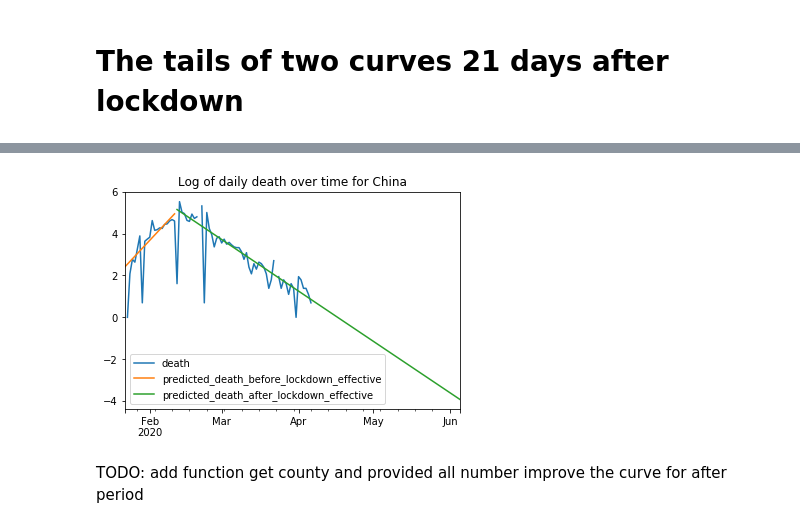
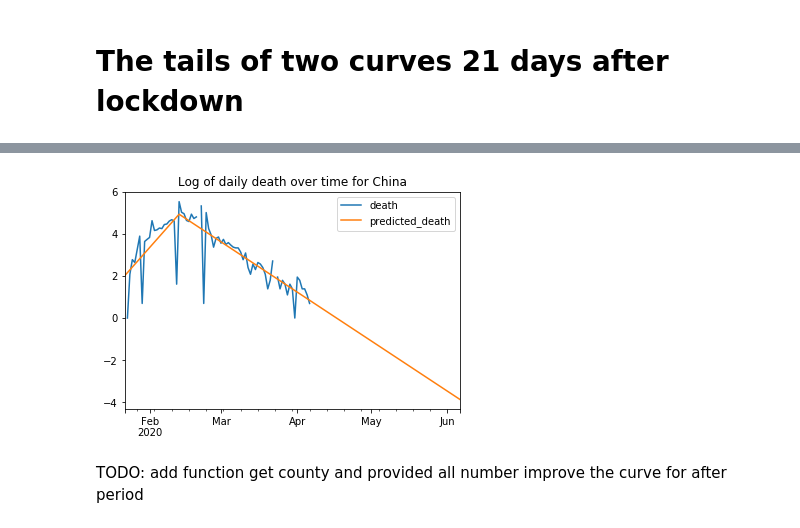
Before and after one commit to huonghuynhsc/COVID-19, a Jupyter notebook: prognosis/Prognosis.ipynb, the cells around one changed output, grey strips where cells are left out. Saved outputs shown, nothing was run; the diff lists cells and outputs as text; code cells hidden in the pictures.

Commit message:
Replaced robust linear regression by piecewise linear function pwlf to avoid gap at peak

```diff
--- a/prognosis/Prognosis.ipynb
+++ b/prognosis/Prognosis.ipynb
@@ -163,6 +164,7 @@ def get_log_daily_predicted_death(local_death_data, forecast_horizon=60, lockdow
     else:
         lockdown_date = forecast_end_date
     lockdown_effective_date = lockdown_date + dt.timedelta(INFECT_2_HOSPITAL_TIME+HOSPITAL_2_ICU_TIME+ICU_2_DEATH_TIME)
+    data_start_date_idx = (data_start_date - lockdown_effective_date).days
     data_end_date_idx = (data_end_date - lockdown_effective_date).days
     forecast_end_date_idx = data_end_date_idx + forecast_horizon
     forecast_time_idx = (forecast_date_index - lockdown_effective_date).days.values
@@ -176,24 +178,25 @@ def get_log_daily_predicted_death(local_death_data, forecast_horizon=60, lockdow
     log_predicted_death_before_index = forecast_date_index[forecast_time_idx<0]
     log_predicted_death_before = pd.DataFrame(log_predicted_death_before_values,
                                               index=log_predicted_death_before_index)
-    log_predicted_death_before.columns = ['predicted_death_before_lockdown_effective']
-
-    log_daily_death_after = log_daily_death[log_daily_death.time_idx>=0]
-    regr_after = linear_model.HuberRegressor(fit_intercept=True)
-    if all(data_time_idx<0):
-        print("Use default model due to no data")
-        regr_after.coef_ = np.array([-0.04])
-        regr_after.intercept_ = log_predicted_death_before.iloc[-1,0]
-    else:
-        regr_after.fit(log_daily_death_after.time_idx.values.reshape(-1, 1), log_daily_death_after.death)
-    #print("After Coef: {}".format(regr_after.coef_))
     if all(forecast_time_idx<0):
         print("Lockdown is not effective in forecast range. Second model not needed")
         log_predicted_death_after = None
-    else:
+    elif all(data_time_idx<=1):
+        print("Use default second model due to no data")
+        regr_after = linear_model.HuberRegressor(fit_intercept=True)
+        regr_after.coef_ = np.array([-0.04])
+        regr_after.intercept_ = log_predicted_death_before.iloc[-1,0]
         log_predicted_death_after_values = regr_after.predict(forecast_time_idx[forecast_time_idx>=0].reshape(-1, 1))
         log_predicted_death_after_index = forecast_date_index[forecast_time_idx>=0]
         log_predicted_death_after = pd.DataFrame(log_predicted_death_after_values,
                                                   index=log_predicted_death_after_index)
-        log_predicted_death_after.columns = ['predicted_death_after_lockdown_effective']
-    return log_predicted_death_before, log_predicted_death_after
+        log_predicted_death = pd.concat([log_predicted_death_before, log_predicted_death_after], axis=0)
+    else:
+        regr_pw = pwlf.PiecewiseLinFit(x=log_daily_death.time_idx.values, y=log_daily_death.death)
+        break_points = np.array([data_start_date_idx, 0, data_end_date_idx])
+        regr_pw.fit_with_breaks(break_points)
+        log_predicted_death_values = regr_pw.predict(forecast_time_idx)
+        log_predicted_death = pd.DataFrame(log_predicted_death_values, index=forecast_date_index)
+
+    log_predicted_death.columns = ['predicted_death']
+    return log_predicted_death
@@ -269,9 +258,9 @@ def plot_log_death_new_by_country(country, forecast_horizon=60, lockdown_date=No
     daily_local_death_new.columns = ['death']
     log_daily_death = np.log(daily_local_death_new)
     #log_daily_death.plot(kind='bar', title="Log of daily death over time for {}".format(country))
-    log_predicted_death_before, log_predicted_death_after = get_log_daily_predicted_death(local_death_data,
+    log_predicted_death = get_log_daily_predicted_death(local_death_data,
                                                                                 lockdown_date=lockdown_date)
-    pd.concat([log_daily_death, log_predicted_death_before, log_predicted_death_after],
+    pd.concat([log_daily_death, log_predicted_death],
               axis=1).plot(title="Log of daily death over time for {}".format(country))
 # %%
 def plot_log_death_new_by_state_US(state, forecast_horizon=60, lockdown_date=None):
@@ -493,7 +482,7 @@ plot_log_death_new_by_country('Iran', lockdown_date='20200227') #Official date u
 # %%
-plot_log_death_new_by_country('China',  lockdown_date='20200123')
+plot_log_death_new_by_country('China',  lockdown_date='20200124')
 # %% [output]
-[figure, old version]
+[figure, new version]
 # %% [markdown]
 TODO: add function get county and provided all number
         improve the curve for after period
```
Also changed, not shown: parts of 14 cells of this notebook, 2 other files.
